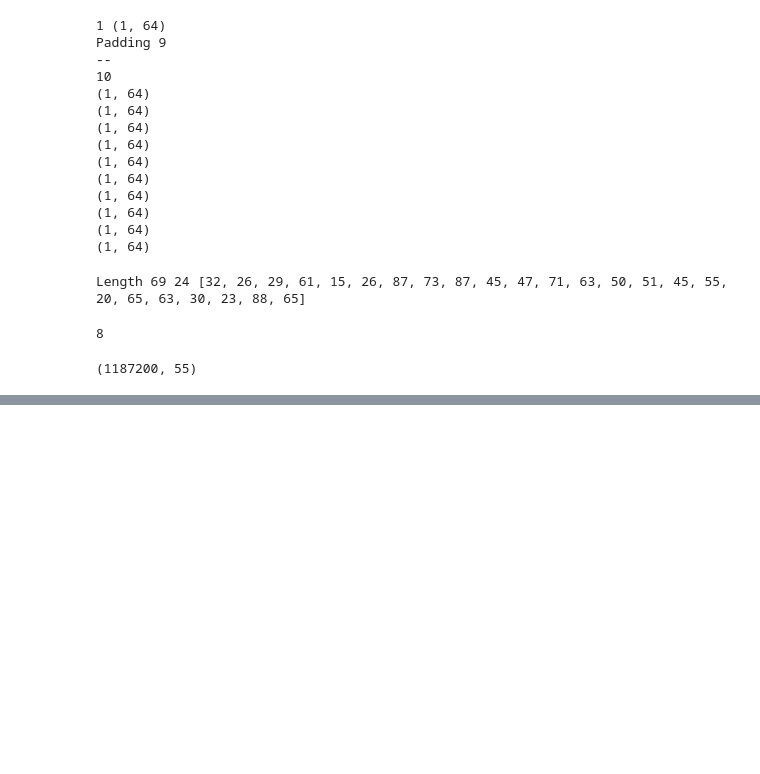
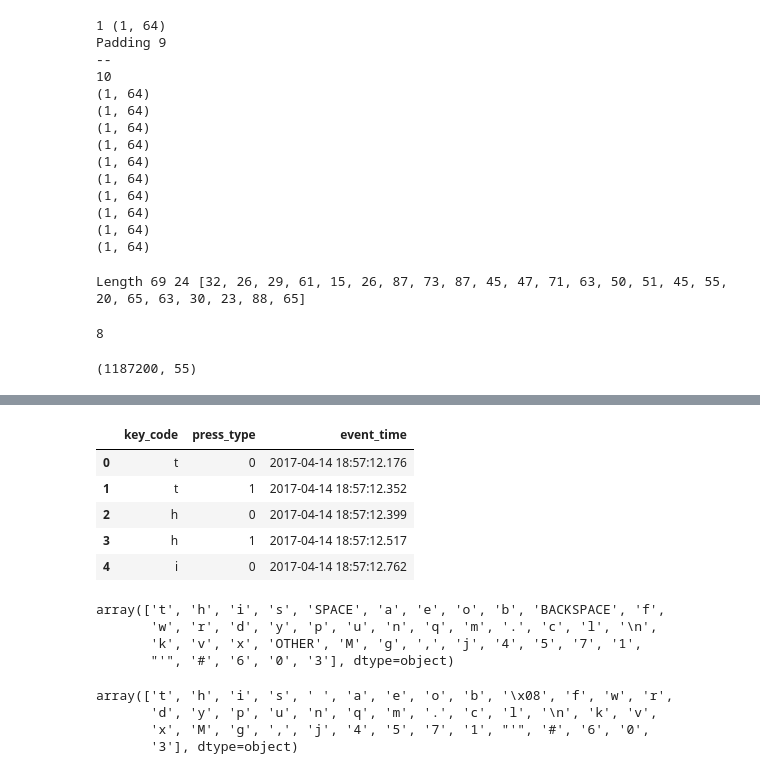
Before and after one commit to amitHarwani/behavioural_biometric, a Jupyter notebook: init_analysis.ipynb, the cells around one changed output, grey strips where cells are left out. Cells and saved outputs as stored; diff of their text form; code cells hidden in the pictures; blank space fills up the shorter version.

```diff
--- a/init_analysis.ipynb
+++ b/init_analysis.ipynb
@@ -1388,0 +1398,11 @@ Column 54: Min = 0.0 | Max = 5870.1865234375 | Mean = 23.115345001220703 | Std.
+# %%
+df_key = pd.read_csv("./datasets/bbmas/BB-MAS_Dataset/1/1_HandPhone_Keyboard_(Samsung_S6).csv", skiprows=1, header=None, usecols=[1, 2, 3], names=["key_code", "press_type", "event_time"])
+# %%
+df_key.head()
+# %% [output]
+|  | key_code | press_type | event_time |
+| 0 | t | 0 | 2017-04-14 18:57:12.176 |
+| 1 | t | 1 | 2017-04-14 18:57:12.352 |
+| 2 | h | 0 | 2017-04-14 18:57:12.399 |
+| 3 | h | 1 | 2017-04-14 18:57:12.517 |
+| 4 | i | 0 | 2017-04-14 18:57:12.762 |
@@ -1388,0 +1415,7 @@ Column 54: Min = 0.0 | Max = 5870.1865234375 | Mean = 23.115345001220703 | Std.
+# %%
+df_key["key_code"].unique()
+# %% [output]
+array(['t', 'h', 'i', 's', 'SPACE', 'a', 'e', 'o', 'b', 'BACKSPACE', 'f',
+       'w', 'r', 'd', 'y', 'p', 'u', 'n', 'q', 'm', '.', 'c', 'l', '\n',
+       'k', 'v', 'x', 'OTHER', 'M', 'g', ',', 'j', '4', '5', '7', '1',
+       "'", '#', '6', '0', '3'], dtype=object)
@@ -1388,0 +1430,7 @@ Column 54: Min = 0.0 | Max = 5870.1865234375 | Mean = 23.115345001220703 | Std.
+# %%
+df_key['key_code'].unique()
+# %% [output]
+array(['t', 'h', 'i', 's', ' ', 'a', 'e', 'o', 'b', '\x08', 'f', 'w', 'r',
+       'd', 'y', 'p', 'u', 'n', 'q', 'm', '.', 'c', 'l', '\n', 'k', 'v',
+       'x', 'M', 'g', ',', 'j', '4', '5', '7', '1', "'", '#', '6', '0',
+       '3'], dtype=object)
```
Also changed, not shown: parts of 11 cells of this notebook, 7 other files.
